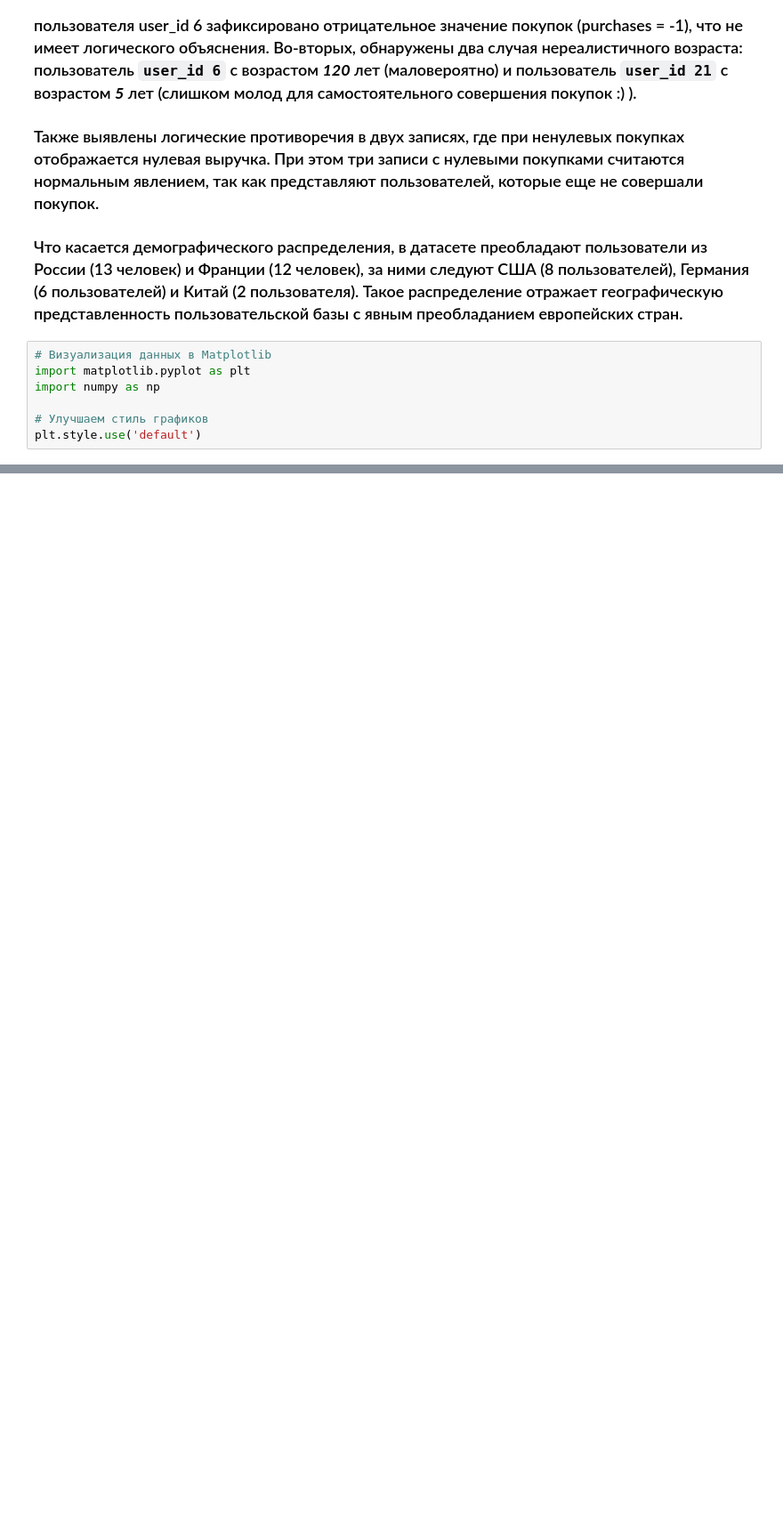
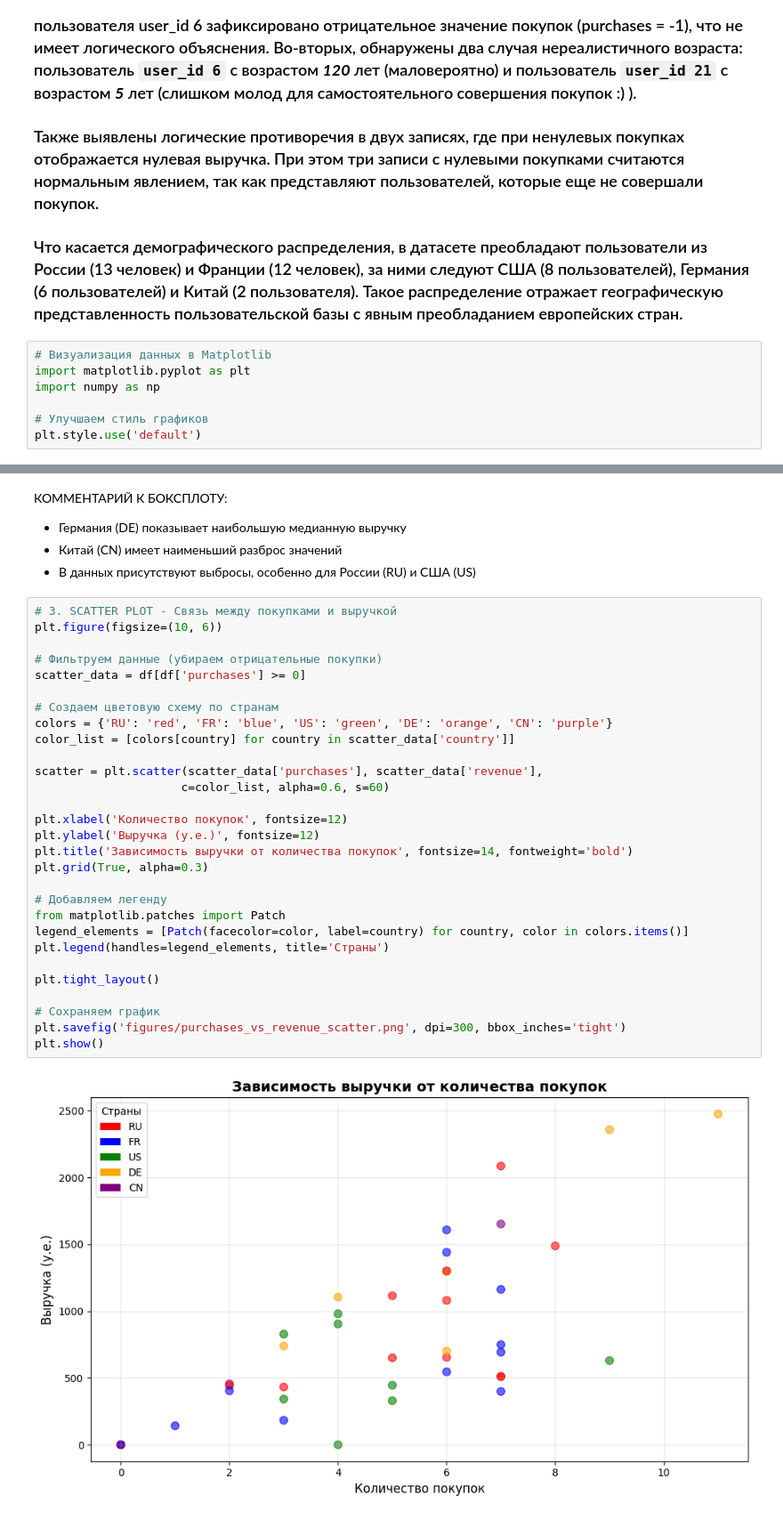
Before and after one commit to dex282/AI_source, a Jupyter notebook: homeworks/HW02/HW02.ipynb, the cells around one changed output, grey strips where cells are left out. Shown: that part at 89% size. Drawn from its saved outputs; the diff is of its cells as text; blank space fills up the shorter version.

```diff
--- a/homeworks/HW02/HW02.ipynb
+++ b/homeworks/HW02/HW02.ipynb
@@ -229,0 +251,36 @@ plt.show()
+# %% [markdown]
+КОММЕНТАРИЙ К БОКСПЛОТУ:
+- Германия (DE) показывает наибольшую медианную выручку
+- Китай (CN) имеет наименьший разброс значений
+- В данных присутствуют выбросы, особенно для России (RU) и США (US)
+# %%
+# 3. SCATTER PLOT - Связь между покупками и выручкой
+plt.figure(figsize=(10, 6))
+
+# Фильтруем данные (убираем отрицательные покупки)
+scatter_data = df[df['purchases'] >= 0]
+
+# Создаем цветовую схему по странам
+colors = {'RU': 'red', 'FR': 'blue', 'US': 'green', 'DE': 'orange', 'CN': 'purple'}
+color_list = [colors[country] for country in scatter_data['country']]
+
+scatter = plt.scatter(scatter_data['purchases'], scatter_data['revenue'],
+                     c=color_list, alpha=0.6, s=60)
+
+plt.xlabel('Количество покупок', fontsize=12)
+plt.ylabel('Выручка (у.е.)', fontsize=12)
+plt.title('Зависимость выручки от количества покупок', fontsize=14, fontweight='bold')
+plt.grid(True, alpha=0.3)
+
+# Добавляем легенду
+from matplotlib.patches import Patch
+legend_elements = [Patch(facecolor=color, label=country) for country, color in colors.items()]
+plt.legend(handles=legend_elements, title='Страны')
+
+plt.tight_layout()
+
+# Сохраняем график
+plt.savefig('figures/purchases_vs_revenue_scatter.png', dpi=300, bbox_inches='tight')
+plt.show()
+# %% [output]
+[figure, added]
```
Also changed, not shown: parts of 4 cells of this notebook, 2 other files.
